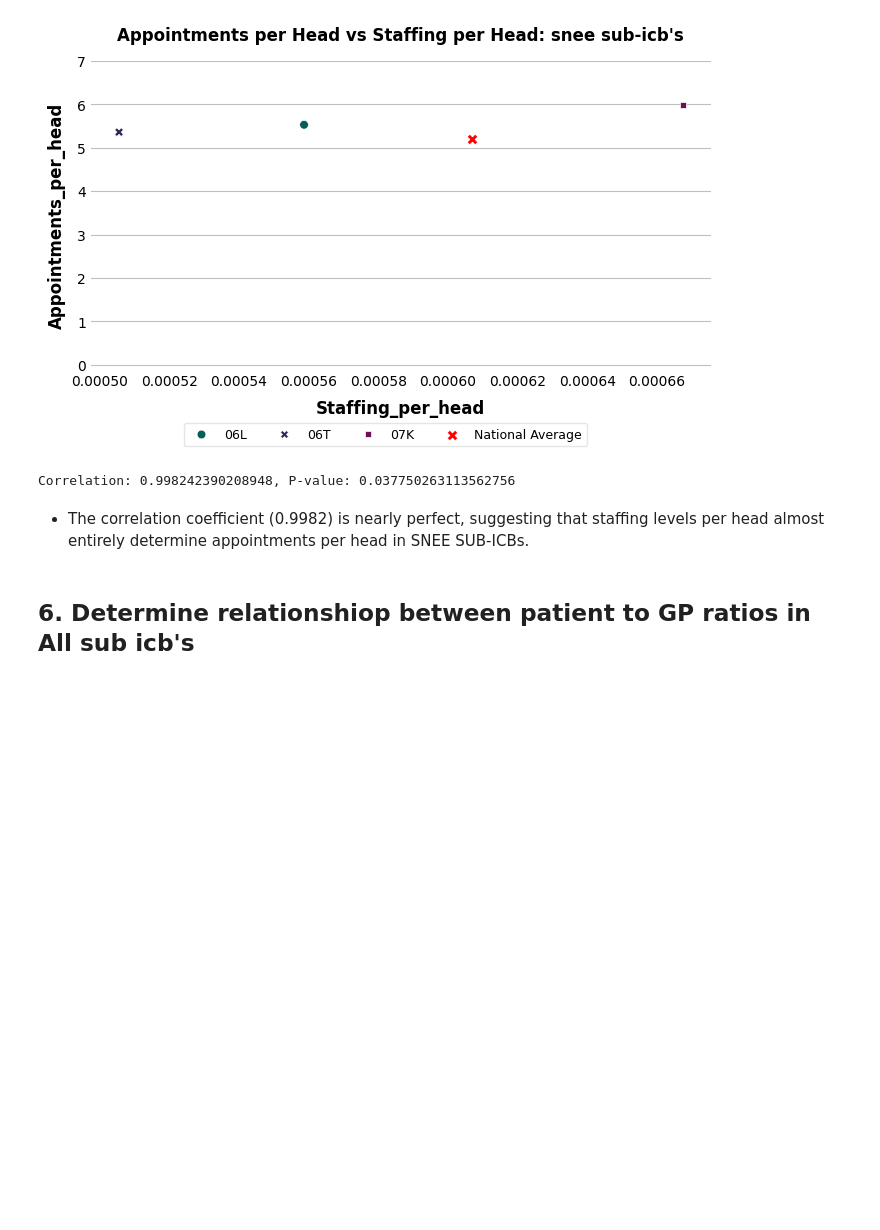
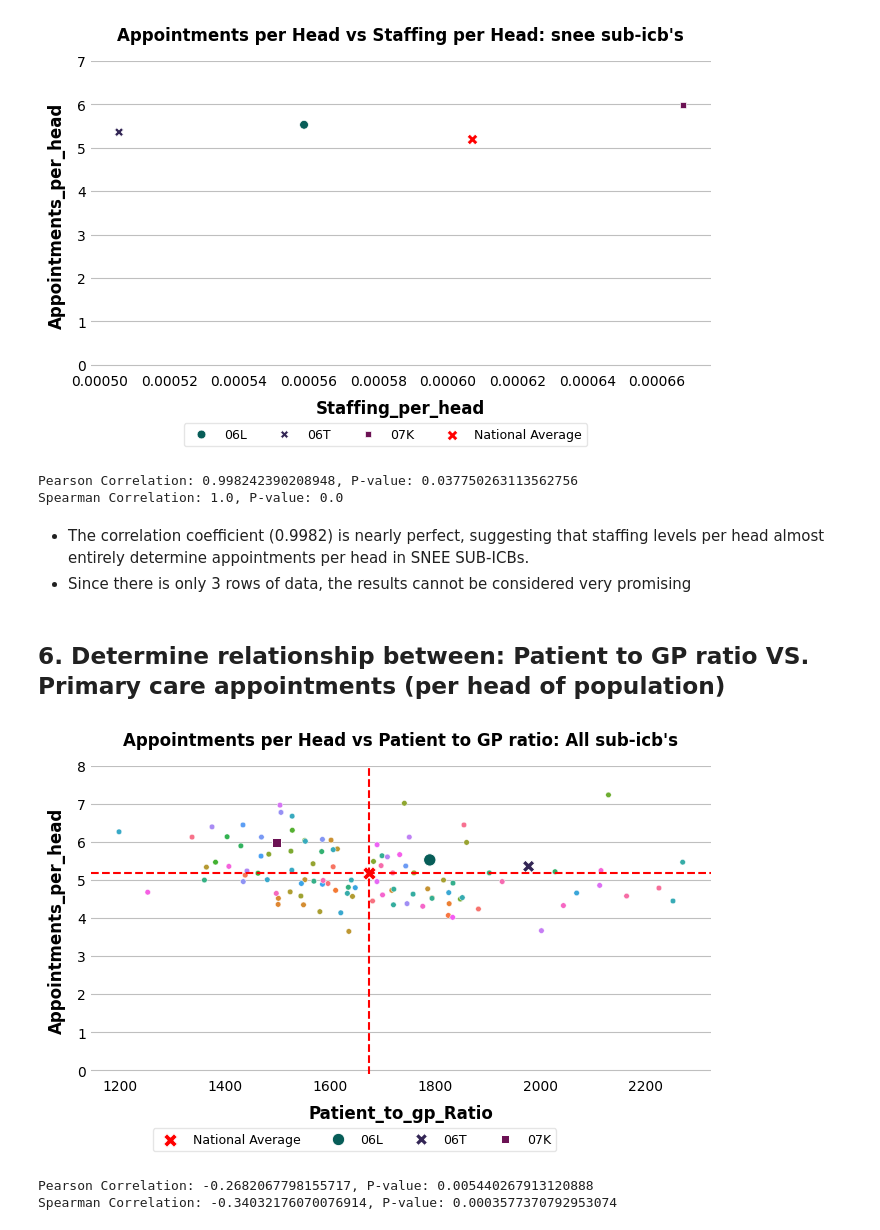
Before and after one commit to Norfolk-Suffolk-ICS/PrimaryCareDemandAndCapacity, a Jupyter notebook: notebooks/2e_Appointments_vs_staffing.ipynb, the cells around one changed output. Saved outputs shown, nothing was run; the diff lists cells and outputs as text; code cells hidden in the pictures; blank space fills up the shorter version.

```diff
--- a/notebooks/2e_Appointments_vs_staffing.ipynb
+++ b/notebooks/2e_Appointments_vs_staffing.ipynb
@@ -251,6 +234,7 @@ appointments_vs_staffing_gp_df.tail()
 # Calculate national averages
 national_avg_staffing = appointments_vs_staffing_gp_df['Staffing_per_head'].mean()
 national_avg_appointments = appointments_vs_staffing_gp_df['Appointments_per_head'].mean()
+national_avg_patient_to_gp = appointments_vs_staffing_gp_df['Patient_to_gp_Ratio'].mean()
 # %%
 # Scatter plot: Appointments per head vs Staffing per head
 plt.figure(figsize=(8, 4))
@@ -329,13 +314,47 @@ plt.ylim(-0.1,7)
 plt.show()
 # %% [output]
 [figure]
-# %%
-# Correlation analysis
-correlation, p_value = pearsonr(appointments_vs_staffing_snee['Staffing_per_head'], appointments_vs_staffing_snee['Appointments_per_head'])
-print(f"Correlation: {correlation}, P-value: {p_value}")
-# %% [output]
-Correlation: 0.998242390208948, P-value: 0.037750263113562756
+# %%
+# Correlation analysis
+pearson_corr, pearson_p = pearsonr(appointments_vs_staffing_gp_df[appointments_vs_staffing_gp_df['SUB_ICB_CODE'].isin(SNEE_SUB_ICB)]['Staffing_per_head'], appointments_vs_staffing_gp_df[appointments_vs_staffing_gp_df['SUB_ICB_CODE'].isin(SNEE_SUB_ICB)]['Appointments_per_head'])
+print(f"Pearson Correlation: {pearson_corr}, P-value: {pearson_p}")
+
+# Spearman correlation
+spearman_corr, spearman_p = spearmanr(appointments_vs_staffing_gp_df[appointments_vs_staffing_gp_df['SUB_ICB_CODE'].isin(SNEE_SUB_ICB)]['Staffing_per_head'], appointments_vs_staffing_gp_df[appointments_vs_staffing_gp_df['SUB_ICB_CODE'].isin(SNEE_SUB_ICB)]['Appointments_per_head'])
+print(f"Spearman Correlation: {spearman_corr}, P-value: {spearman_p}")
+# %% [output]
+Pearson Correlation: 0.998242390208948, P-value: 0.037750263113562756
+Spearman Correlation: 1.0, P-value: 0.0
 # %% [markdown]
 - The correlation coefficient (0.9982) is nearly perfect, suggesting that staffing levels per head almost entirely determine appointments per head in SNEE SUB-ICBs.
+- Since there is only 3 rows of data, the results cannot be considered very promising
-# %% [markdown]
-## 6. Determine relationshiop between patient to GP ratios in All sub icb's
+# %% [markdown]
+## 6. Determine relationship between: Patient to GP ratio VS. Primary care appointments (per head of population)
+# %%
+# Scatter plot: Appointments per head vs Patient to GP ratio
+plt.figure(figsize=(8, 4))
+# Plotting all SUB-ICB's
+sns.scatterplot(data=appointments_vs_staffing_gp_df, x='Patient_to_gp_Ratio', y='Appointments_per_head', hue='SUB_ICB_CODE', legend=False)
+# Plotting National averages
+sns.scatterplot(x=[national_avg_patient_to_gp], y=[national_avg_appointments], color='red', marker='X', s=100, label='National Average')
+# Plotting SNEE SUB-ICB's
+sns.scatterplot(data=appointments_vs_staffing_gp_df[appointments_vs_staffing_gp_df['SUB_ICB_CODE'].isin(SNEE_SUB_ICB)], x='Patient_to_gp_Ratio', y='Appointments_per_head', hue='SUB_ICB_CODE', style='SUB_ICB_CODE', s=80)
+plt.axhline(y=national_avg_appointments, color='red', linestyle='--')
+plt.axvline(x=national_avg_patient_to_gp, color='red', linestyle='--')
+plt.title("Appointments per Head vs Patient to GP ratio: All sub-icb's")
+plt.legend(loc =(0.1,-0.25), ncol=4)
+plt.ylim(-0.1,8)
+plt.show()
+# %% [output]
+[figure, added]
+# %%
+# Correlation analysis
+pearson_corr, pearson_p = pearsonr(appointments_vs_staffing_gp_df['Patient_to_gp_Ratio'], appointments_vs_staffing_gp_df['Appointments_per_head'])
+print(f"Pearson Correlation: {pearson_corr}, P-value: {pearson_p}")
+
+# Spearman correlation
+spearman_corr, spearman_p = spearmanr(appointments_vs_staffing_gp_df['Patient_to_gp_Ratio'], appointments_vs_staffing_gp_df['Appointments_per_head'])
+print(f"Spearman Correlation: {spearman_corr}, P-value: {spearman_p}")
+# %% [output]
+Pearson Correlation: -0.2682067798155717, P-value: 0.005440267913120888
+Spearman Correlation: -0.34032176070076914, P-value: 0.0003577370792953074
```
Also changed, not shown: parts of 34 cells of this notebook.
